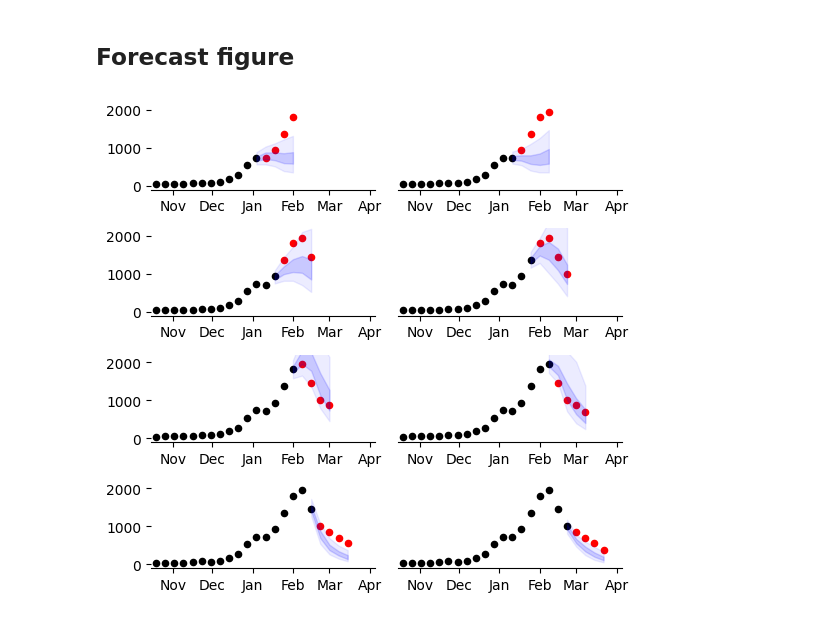
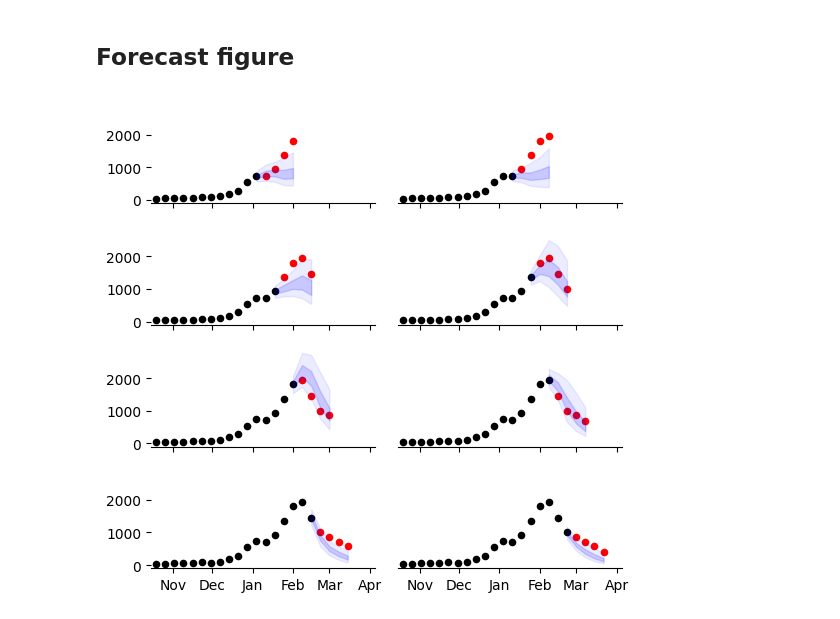
Before and after one commit to twallema/JHU-Cornell_hierarchSIR, a Jupyter notebook: scripts/manuscript/visualise-forecasts/visualise-forecasts.ipynb, the cells around one changed output. Cells and saved outputs as stored; diff of their text form; code cells hidden in the pictures.

```diff
--- a/scripts/manuscript/visualise-forecasts/visualise-forecasts.ipynb
+++ b/scripts/manuscript/visualise-forecasts/visualise-forecasts.ipynb
@@ -32,7 +32,7 @@ for f in files:
     data_trains.append(get_NC_influenza_data(start_visualisation, stop_data_train, season)['H_inc']*7)
     data_forecasts.append(get_NC_influenza_data(stop_data_train+timedelta(weeks=1), stop_data_train+timedelta(weeks=4), season)['H_inc']*7)
 # %%
-fig,ax=plt.subplots(nrows=int(len(files)/2), ncols=2, figsize=(8.3/3*2, 11.7/9*int(len(files)/2)))
+fig,ax=plt.subplots(nrows=int(len(files)/2), ncols=2, figsize=(8.3/3*2, 11.7/9*int(len(files)/2)), sharex=True)
 
 ax = ax.flatten()
 
@@ -45,32 +45,32 @@ for i, (data_train, data_forecast, simout) in enumerate(zip(data_trains, data_fo
    x = simout['target_end_date'].unique()
    quantiles = (
     simout.groupby(["reference_date", "target", "horizon", "location"])["value"]
       .quantile([0.025, 0.25, 0.75, 0.975])
       .unstack()   # makes each quantile a column
       .reset_index()
    )
    ax[i].fill_between(x, quantiles[0.025], quantiles[0.975], color='blue', alpha=0.075)
    ax[i].fill_between(x, quantiles[0.25], quantiles[0.75], color='blue', alpha=0.15)
 
    # no spines
    ax[i].spines['top'].set_visible(False)
    ax[i].spines['right'].set_visible(False)
    ax[i].spines['left'].set_visible(False)
    # yticks
    ax[i].set_yticks([0, 1000, 2000])
    ax[i].set_yticklabels([0, 1000, 2000])
    if i % 2 != 0:
       ax[i].set_yticks([])
    # months only
    ax[i].xaxis.set_major_locator(mdates.MonthLocator())
    ax[i].xaxis.set_major_formatter(mdates.DateFormatter('%b'))
    # axlims
    ax[i].set_xlim([start_visualisation, stop_data_train+timedelta(weeks=6)])
-   ax[i].set_ylim([-100,2200])
+   ax[i].set_ylim([-100,3000])
 
 plt.tight_layout()
 plt.savefig(f'forecasts/{model}/immunity_linking-{immunity_linking}/ED_visits-{ED_visits}/{season}/FIT.pdf')
 plt.show()
 plt.close()
 # %% [output]
-[figure, old version]
+[figure, new version]
```
Also changed, not shown: parts of 1 cell of this notebook, 13 other files.
